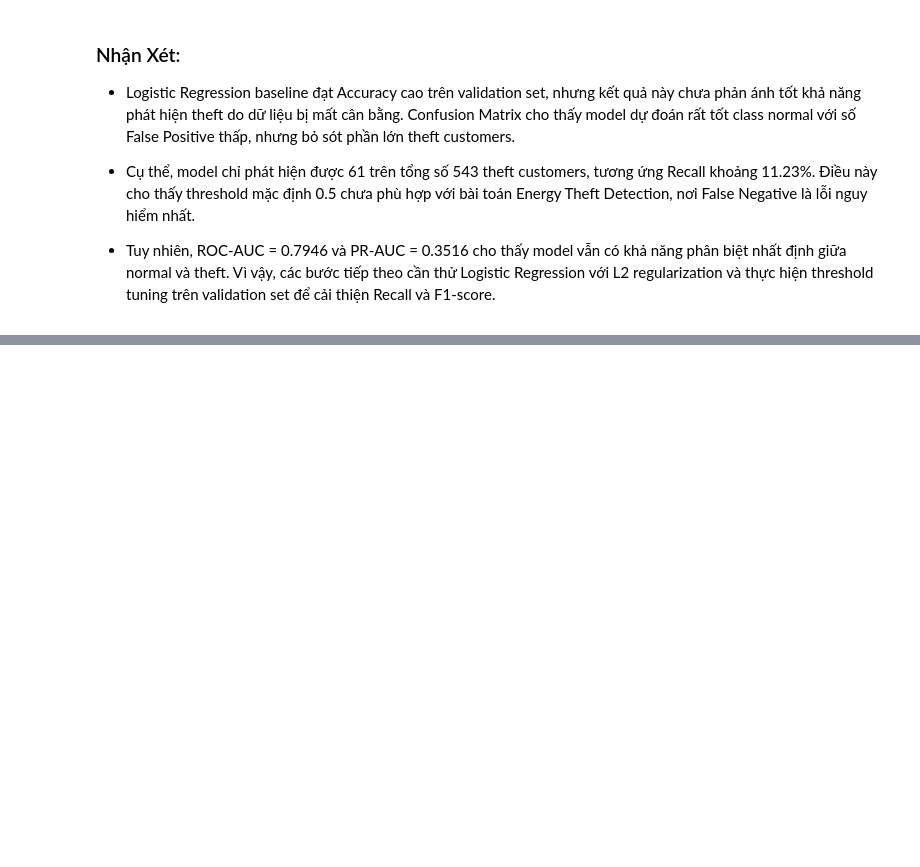
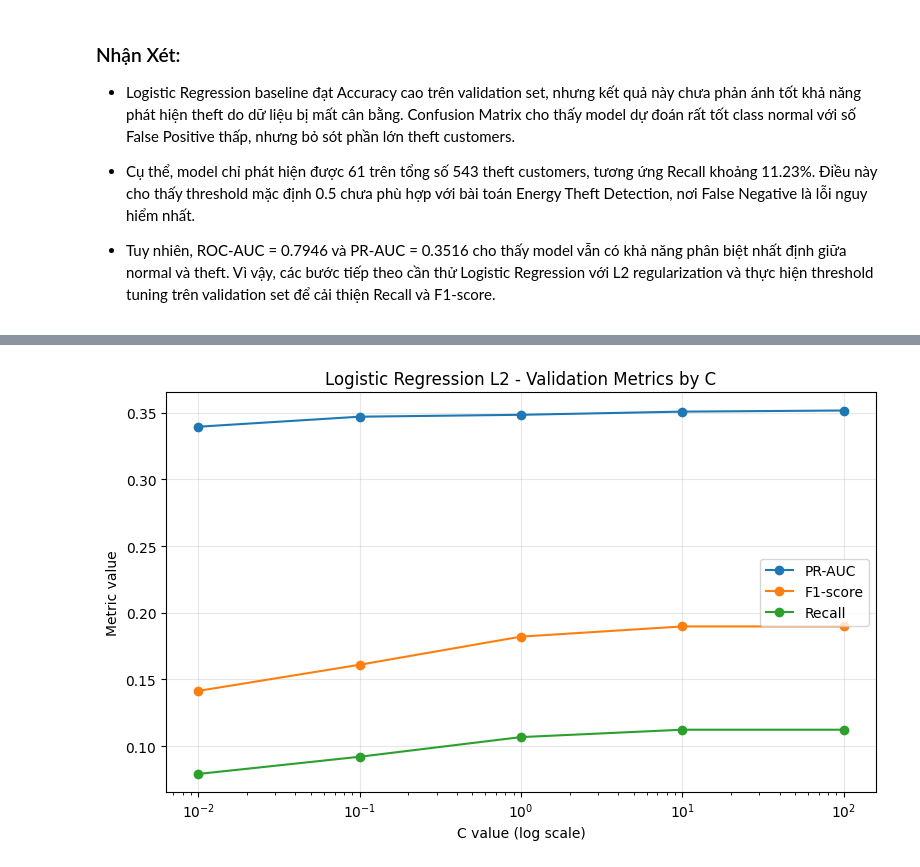
Before and after one commit to longzu-ComputerScience/CS114----ML-Project---Energy-Theft-Detection, a Jupyter notebook: notebooks/model_training_quoc_thai.ipynb, the cells around one changed output, grey strips where cells are left out. Drawn from its saved outputs; the diff is of its cells as text; code cells hidden in the pictures; blank space fills up the shorter version.

Commit message:
Add L2 logistic regression validation search

```diff
--- a/notebooks/model_training_quoc_thai.ipynb
+++ b/notebooks/model_training_quoc_thai.ipynb
@@ -501,0 +623,24 @@ baseline_val_cm = plot_confusion_matrix_custom(
+# %%
+# 10.5. Vẽ biểu đồ PR-AUC, F1-score và Recall theo C
+
+# Để biểu đồ dễ đọc, ta vẽ theo thứ tự C ban đầu thay vì thứ tự đã sort.
+l2_plot_df = l2_results_df.sort_values("C").reset_index(drop=True)
+
+plt.figure(figsize=(8, 5))
+
+plt.plot(l2_plot_df["C"], l2_plot_df["pr_auc"], marker="o", label="PR-AUC")
+
+plt.plot(l2_plot_df["C"], l2_plot_df["f1_score"], marker="o", label="F1-score")
+
+plt.plot(l2_plot_df["C"], l2_plot_df["recall"], marker="o", label="Recall")
+
+plt.xscale("log")
+plt.xlabel("C value (log scale)")
+plt.ylabel("Metric value")
+plt.title("Logistic Regression L2 - Validation Metrics by C")
+plt.legend()
+plt.grid(True, alpha=0.3)
+plt.tight_layout()
+plt.show()
+# %% [output]
+[figure, added]
```
Also changed, not shown: parts of 5 cells of this notebook.
